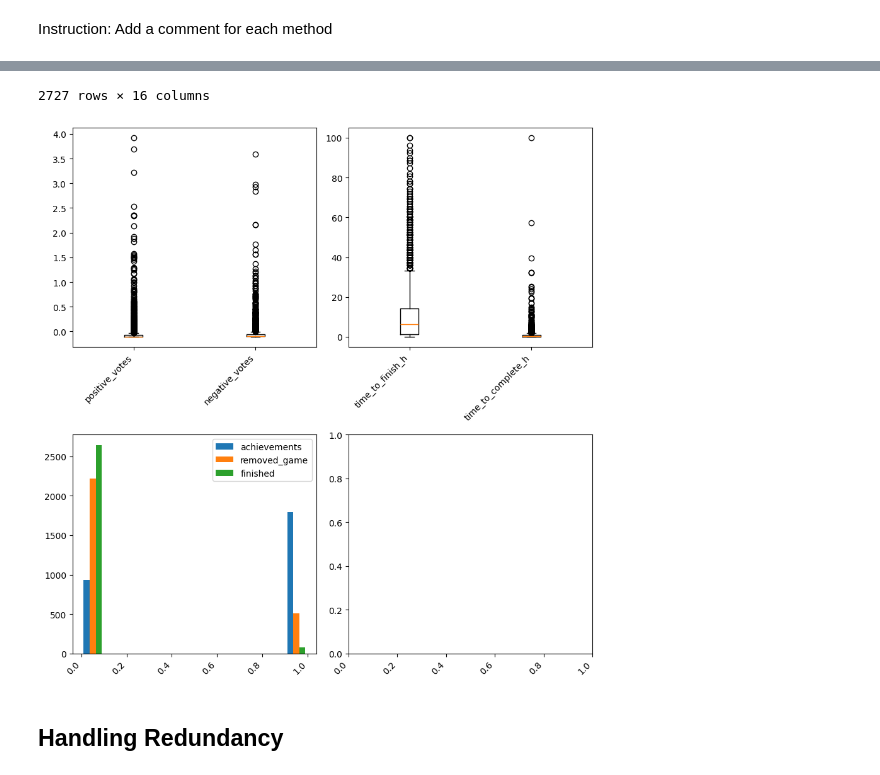
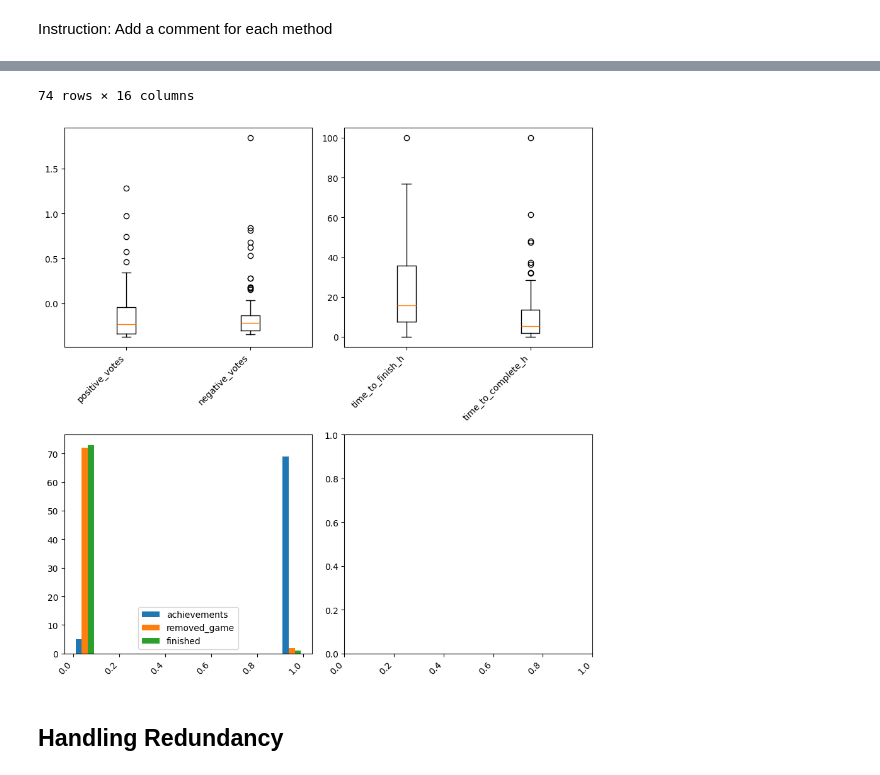
Before and after one commit to Sharpy796/CMPS4510_SteamGameAnalyzer, a Jupyter notebook: project_cluster_cmps451.ipynb, the cells around one changed output, grey strips where cells are left out. Saved outputs shown, nothing was run; the diff lists cells and outputs as text; code cells hidden in the pictures.

```diff
--- a/project_cluster_cmps451.ipynb
+++ b/project_cluster_cmps451.ipynb
@@ -377,8 +383,8 @@ df_copy['time_to_complete_h'] = df_copy['time_to_complete_h'].apply(lambda x: in
 df_copy = df_copy.replace('X', 1)
 
 # Isolate the types of data values we want to focus on
-#df_copy = df_copy[df_copy["total_votes"] >= 100000]
-#df_copy = df_copy[df_copy["positive_rating"] >= 85]
+df_copy = df_copy[df_copy["total_votes"] >= 90000]
+df_copy = df_copy[df_copy["positive_rating"] >= 80]
 # Create dataframe that we can normalize by removing string columns
 # df_copy_for_norm = df_copy.drop(['name', 'release', 'genre', 'tags', 'publisher', 'developer', 'achievements', 'removed_game', 'finished', 'positive_rating'], axis=1)
 df_copy_for_norm = df_copy.drop(['name', 'release', 'genre', 'tags', 'publisher', 'developer', 'achievements', 'removed_game', 'finished'], axis=1)
@@ -430,5 +436,5 @@ df_copy
-2727 rows × 16 columns
+74 rows × 16 columns
-[figure, old version]
+[figure, new version]
 # %% [markdown]
 ## Handling Redundancy
 # %% [markdown]
```
Also changed, not shown: parts of 7 cells of this notebook, 1 other file.
